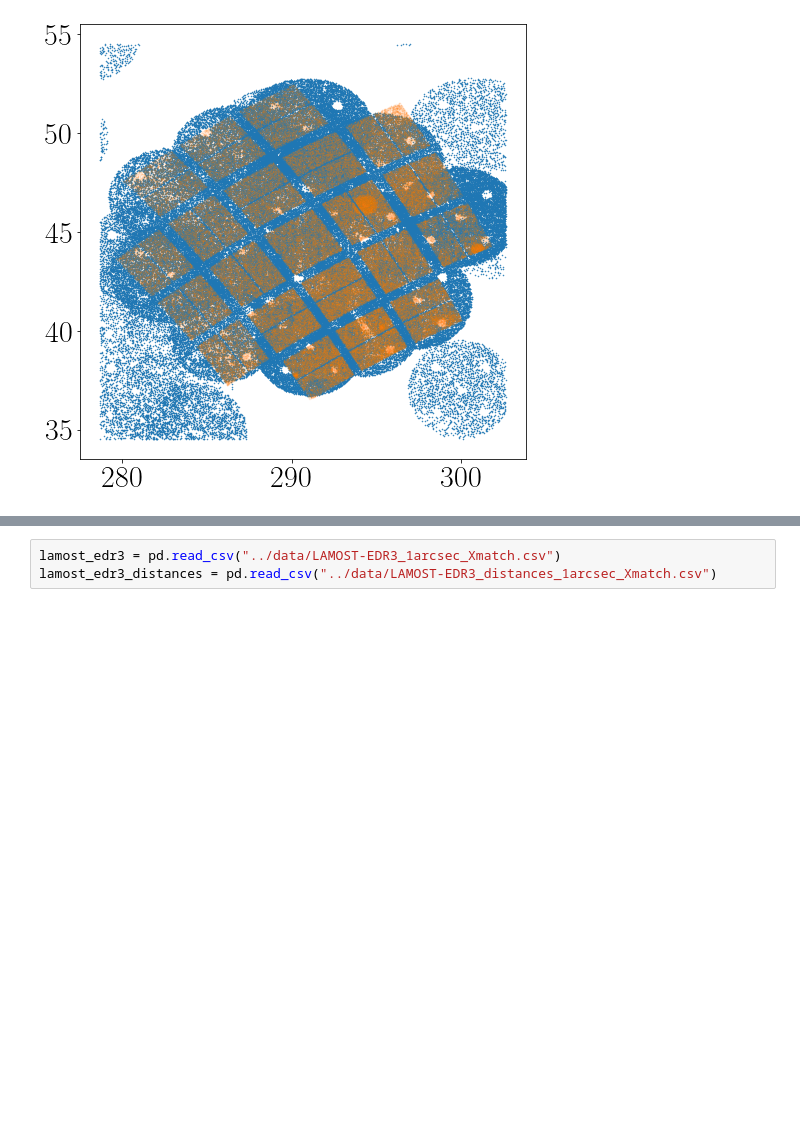
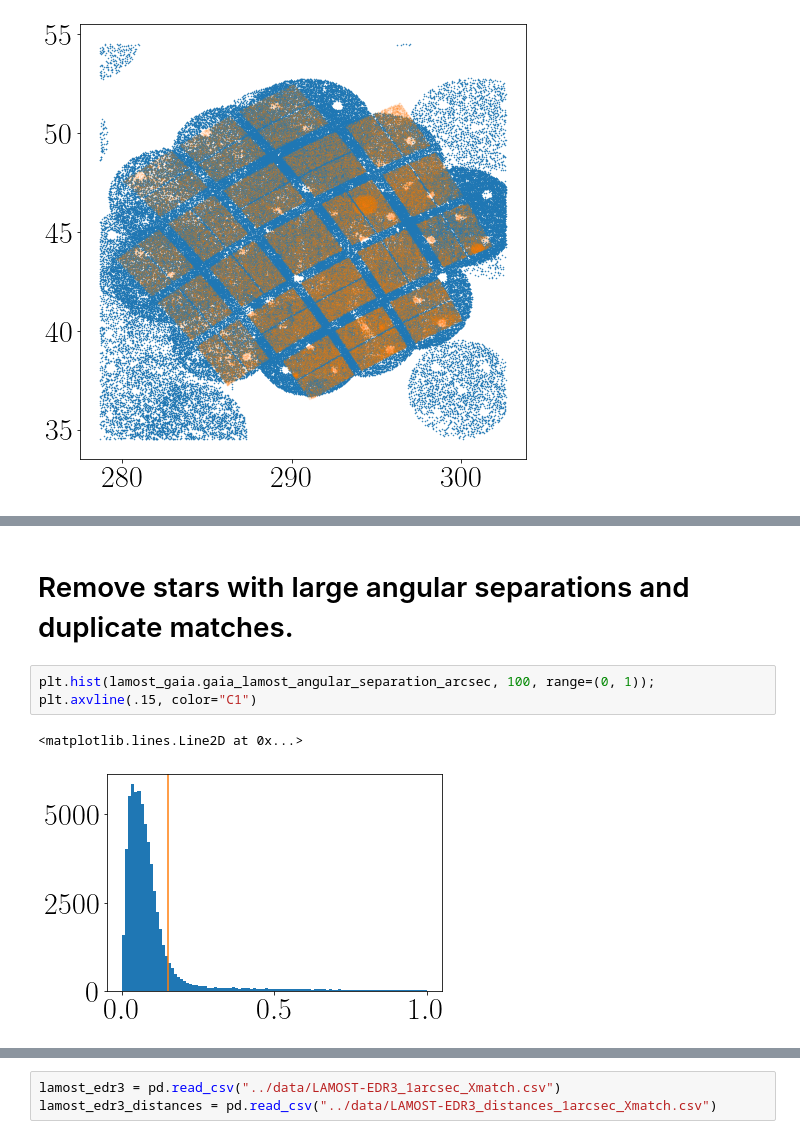
Before and after one commit to RuthAngus/kepler_kinematics, a Jupyter notebook: notebooks/Lamost_xmatching.ipynb, the cells around one changed output, grey strips where cells are left out. Saved outputs shown, nothing was run; the diff lists cells and outputs as text; blank space fills up the shorter version.

```diff
--- a/notebooks/Lamost_xmatching.ipynb
+++ b/notebooks/Lamost_xmatching.ipynb
@@ -143,0 +169,8 @@ len(gaia_coords)
+# %% [markdown]
+# Remove stars with large angular separations and duplicate matches.
+# %%
+plt.hist(lamost_gaia.gaia_lamost_angular_separation_arcsec, 100, range=(0, 1));
+plt.axvline(.15, color="C1")
+# %% [output]
+<matplotlib.lines.Line2D at 0x...>
+[figure, added]
```
Also changed, not shown: parts of 16 cells of this notebook, 1 other file.
